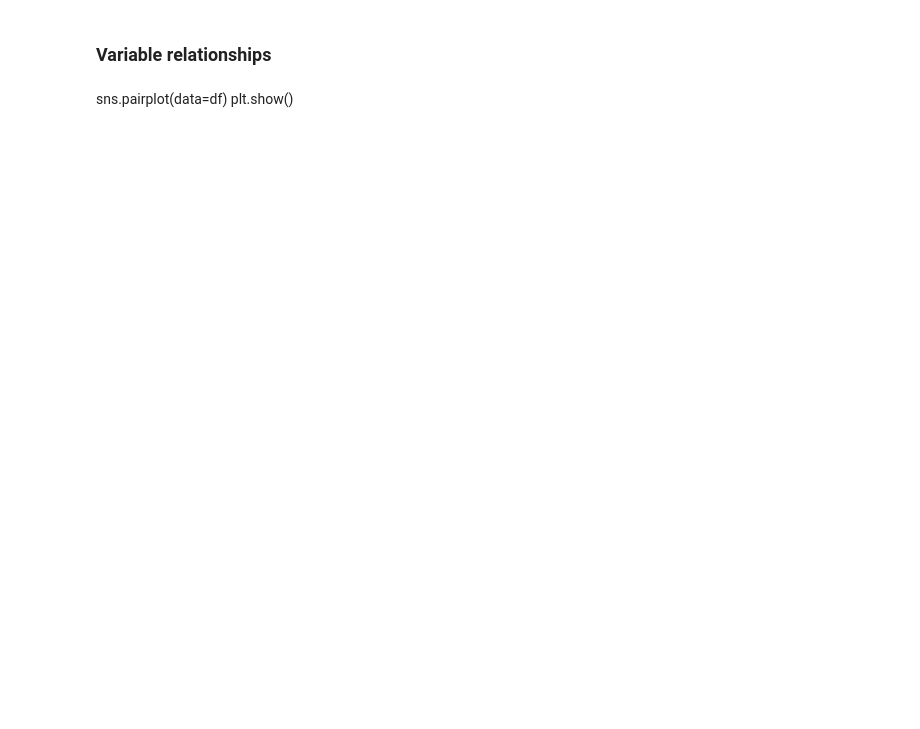
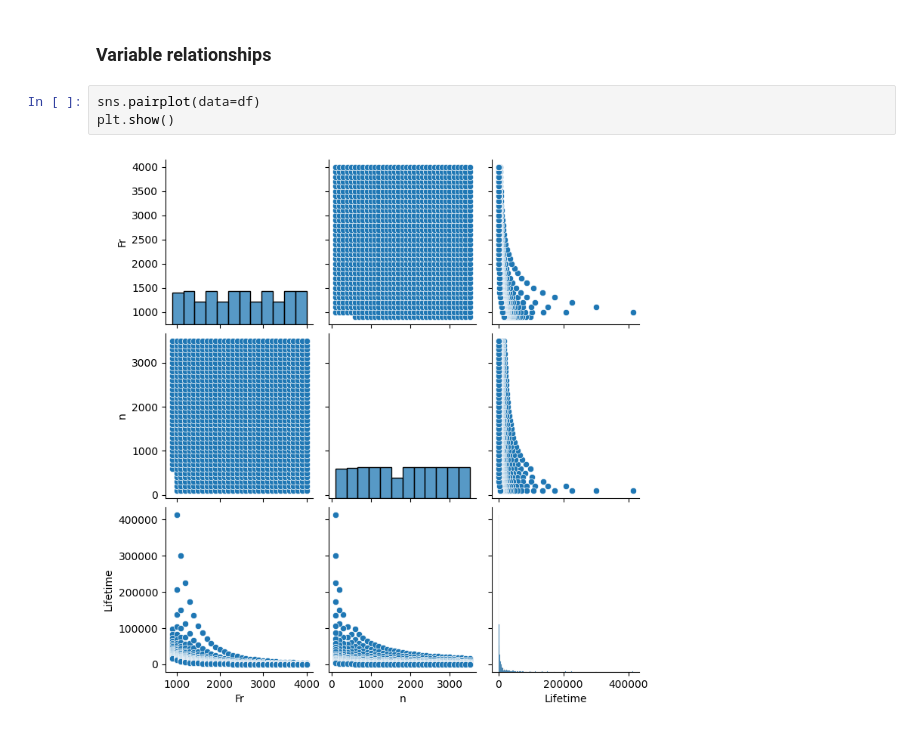
Before and after one commit to philippabele/angular-contact-with-tensorflow, a Jupyter notebook: first-eda.ipynb, the cells around one changed output. Cells and saved outputs as stored; diff of their text form; blank space fills up the shorter version.

```diff
--- a/first-eda.ipynb
+++ b/first-eda.ipynb
@@ -63,8 +63,10 @@ plt.show()
 # %% [markdown]
 ### Variable relationships
-# %% [markdown]
-sns.pairplot(data=df)
-plt.show()
+# %%
+sns.pairplot(data=df)
+plt.show()
+# %% [output]
+[figure, added]
 # %%
 sns.regplot(x='Fr', y='Lifetime', data=df)
 plt.show()
```
Also changed, not shown: parts of 6 cells of this notebook, 20 other files.
